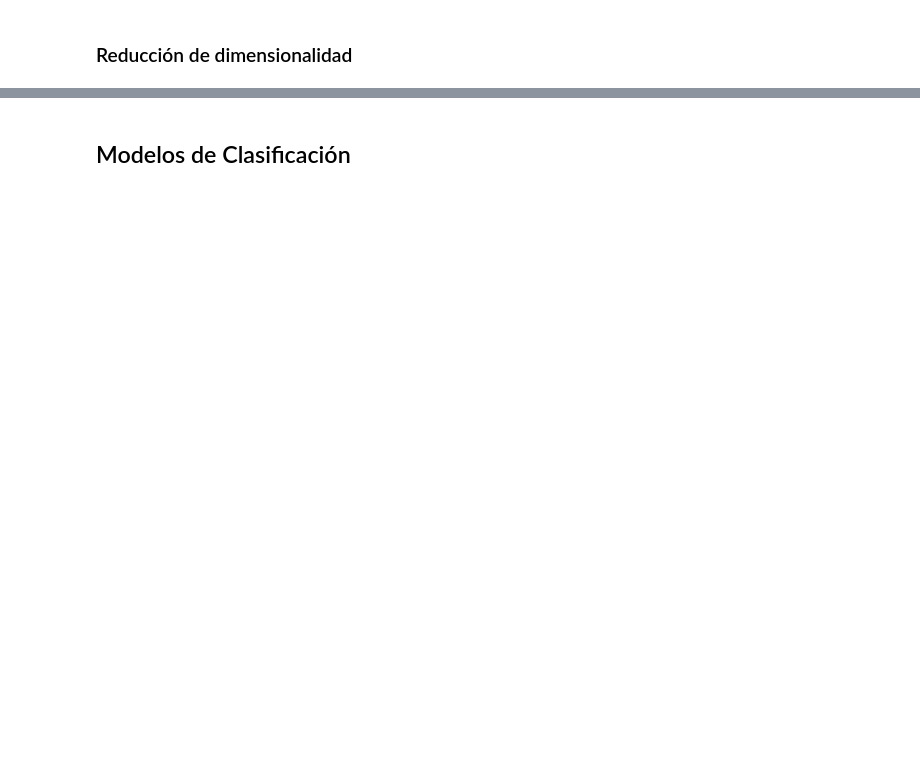
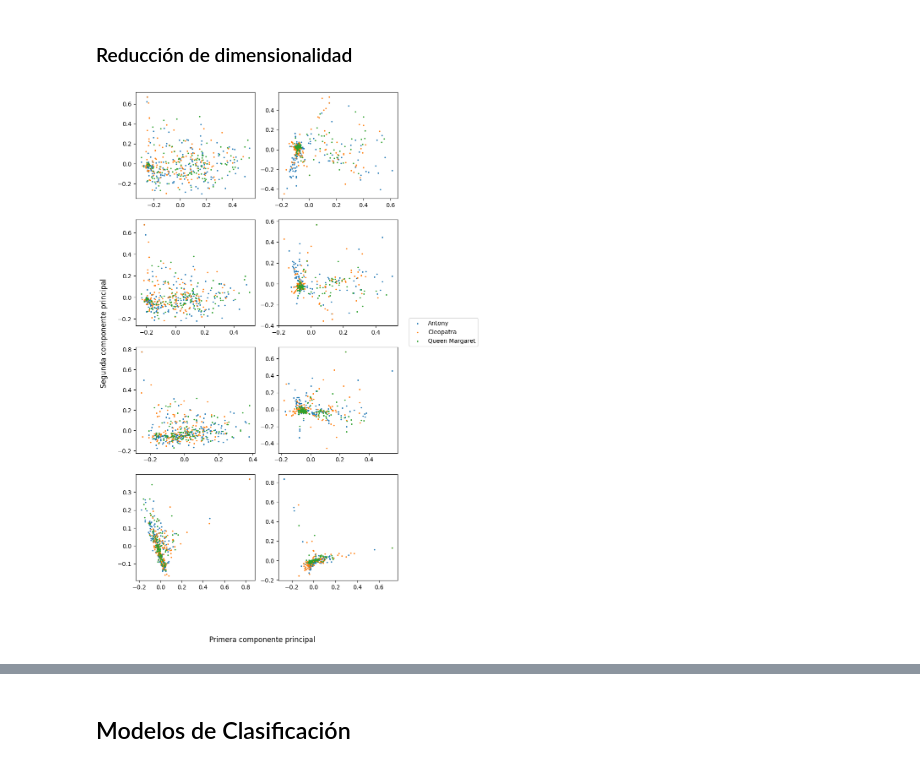
Before and after one commit to nanosellafaja/IntroCD, a Jupyter notebook: intro-cd/Tarea_2/shakespeare_tarea_2.ipynb, the cells around one changed output, grey strips where cells are left out. Drawn from its saved outputs; the diff is of its cells as text; code cells hidden in the pictures; blank space fills up the shorter version.

```diff
--- a/intro-cd/Tarea_2/shakespeare_tarea_2.ipynb
+++ b/intro-cd/Tarea_2/shakespeare_tarea_2.ipynb
@@ -124,0 +162,12 @@ X_train_tf
+# %%
+tf_idf_false = TfidfTransformer(use_idf=False)
+X_train_tf_false_none_11 = tf_idf_false.fit_transform(X_train_counts_none_11)
+X_train_tf_false_english_11 = tf_idf_false.fit_transform(X_train_counts_english_11)
+X_train_tf_false_none_12 = tf_idf_false.fit_transform(X_train_counts_none_12)
+X_train_tf_false_english_12 = tf_idf_false.fit_transform(X_train_counts_english_12)
+
+tf_idf_true = TfidfTransformer(use_idf=True)
+X_train_tf_true_none_11 = tf_idf_true.fit_transform(X_train_counts_none_11)
+X_train_tf_true_english_11 = tf_idf_true.fit_transform(X_train_counts_english_11)
+X_train_tf_true_none_12 = tf_idf_true.fit_transform(X_train_counts_none_12)
+X_train_tf_true_english_12 = tf_idf_true.fit_transform(X_train_counts_english_12)
@@ -125,2 +179,36 @@ X_train_tf
 # %% [markdown]
 ### Reducción de dimensionalidad
+# %%
+# TODO: Realizar PCA sobre los datos de entrenamiento
+reductor = PCA(n_components=2)
+
+# Transformar train
+X_train_red_false_none_11 = reductor.fit_transform(X_train_tf_false_none_11.toarray())
+X_train_red_false_english_11 = reductor.fit_transform(X_train_tf_false_english_11.toarray())
+X_train_red_false_none_12 = reductor.fit_transform(X_train_tf_false_none_12.toarray())
+X_train_red_false_english_12 = reductor.fit_transform(X_train_tf_false_english_12.toarray())
+X_train_red_true_none_11 = reductor.fit_transform(X_train_tf_true_none_11.toarray())
+X_train_red_true_english_11 = reductor.fit_transform(X_train_tf_true_english_11.toarray())
+X_train_red_true_none_12 = reductor.fit_transform(X_train_tf_true_none_12.toarray())
+X_train_red_true_english_12 = reductor.fit_transform(X_train_tf_true_english_12.toarray())
+# %%
+# Visualización de las dos primeras componentes de PCA
+
+fig, ax = plt.subplots(nrows = 4, ncols = 2, figsize=(8, 15))
+for character in np.unique(y_train):
+    mask_train = y_train == character
+    ax[0,0].scatter(X_train_red_false_none_11[mask_train, 0], X_train_red_false_none_11[mask_train, 1], s = 2, label=character, )
+    ax[0,1].scatter(X_train_red_false_english_11[mask_train, 0], X_train_red_false_english_11[mask_train, 1], s = 2, label=character)
+    ax[1,0].scatter(X_train_red_false_none_12[mask_train, 0], X_train_red_false_none_12[mask_train, 1], s = 2, label=character)
+    ax[1,1].scatter(X_train_red_false_english_12[mask_train, 0], X_train_red_false_english_12[mask_train, 1], s = 2, label=character)
+    ax[2,0].scatter(X_train_red_true_none_11[mask_train, 0], X_train_red_true_none_11[mask_train, 1], s = 2, label=character)
+    ax[2,1].scatter(X_train_red_true_english_11[mask_train, 0], X_train_red_true_english_11[mask_train, 1], s = 2, label=character)
+    ax[3,0].scatter(X_train_red_true_none_12[mask_train, 0], X_train_red_true_none_12[mask_train, 1], s = 2, label=character)
+    ax[3,1].scatter(X_train_red_true_english_12[mask_train, 0], X_train_red_true_english_12[mask_train, 1], s = 2, label=character)
+
+fig.supxlabel('Primera componente principal')
+fig.supylabel('Segunda componente principal')
+plt.legend(loc='upper right', bbox_to_anchor=(1.7,2.5))
+plt.show()
+# %% [output]
+[figure, added]
```
Also changed, not shown: parts of 38 cells of this notebook, 11 other files.
